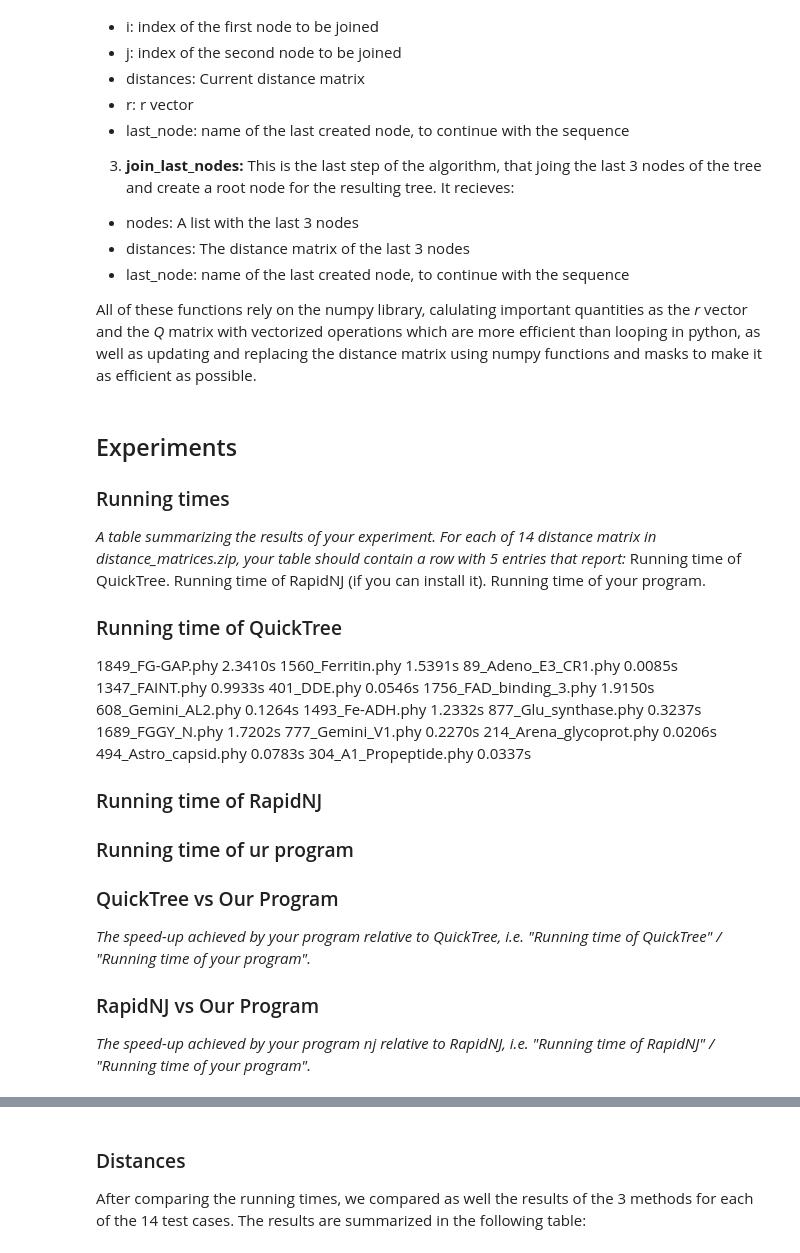
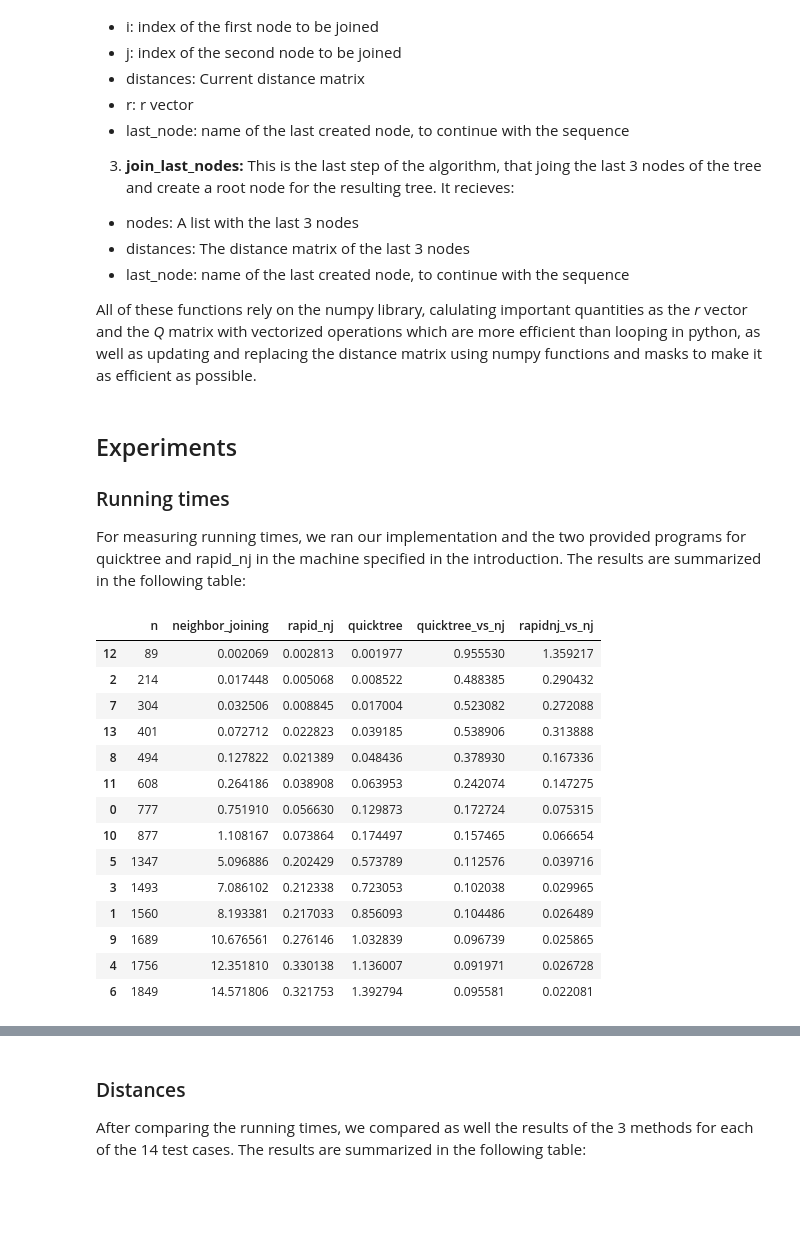
Before and after one commit to IIT25/algorithms_in_bioinformatics_project1, a Jupyter notebook: report.ipynb, the cells around one changed output, grey strips where cells are left out. Cells and saved outputs as stored; diff of their text form; code cells hidden in the pictures; blank space fills up the shorter version.

```diff
--- a/report.ipynb
+++ b/report.ipynb
@@ -77,34 +77,27 @@ All of these functions rely on the numpy library, calulating important quantitie
 
 ### Running times
 
-*A table summarizing the results of your experiment. For each of 14 distance matrix in distance_matrices.zip, your table should contain a row with 5 entries that report:*
-Running time of QuickTree.
-Running time of RapidNJ (if you can install it).
-Running time of your program.
-
-### Running time of QuickTree
-
-1849_FG-GAP.phy 2.3410s
-1560_Ferritin.phy 1.5391s
-89_Adeno_E3_CR1.phy 0.0085s
-1347_FAINT.phy 0.9933s
-401_DDE.phy 0.0546s
-1756_FAD_binding_3.phy 1.9150s
-608_Gemini_AL2.phy 0.1264s
-1493_Fe-ADH.phy 1.2332s
-877_Glu_synthase.phy 0.3237s
-1689_FGGY_N.phy 1.7202s
-777_Gemini_V1.phy 0.2270s
-214_Arena_glycoprot.phy 0.0206s
-494_Astro_capsid.phy 0.0783s
-304_A1_Propeptide.phy 0.0337s
-
-### Running time of RapidNJ
-
-### Running time of ur program
-
-### QuickTree vs Our Program
-*The speed-up achieved by your program relative to QuickTree, i.e. "Running time of QuickTree" / "Running time of your program".*
-
-### RapidNJ vs Our Program
-*The speed-up achieved by your program nj relative to RapidNJ, i.e. "Running time of RapidNJ" / "Running time of your program".*
+For measuring running times, we ran our implementation and the two provided programs for quicktree and rapid_nj in the machine specified in the introduction. The results are summarized in the following table:
+# %%
+import pandas as pd
+times = pd.read_csv("time_experiments_results.csv", index_col = 0)
+times = times.sort_values("n")
+times['quicktree_vs_nj'] = times['quicktree'] / times['neighbor_joining']
+times['rapidnj_vs_nj'] = times['rapid_nj'] / times['neighbor_joining']
+times
+# %% [output]
+|  | n | neighbor_joining | rapid_nj | quicktree | quicktree_vs_nj | rapidnj_vs_nj |
+| 12 | 89 | 0.002069 | 0.002813 | 0.001977 | 0.955530 | 1.359217 |
+| 2 | 214 | 0.017448 | 0.005068 | 0.008522 | 0.488385 | 0.290432 |
+| 7 | 304 | 0.032506 | 0.008845 | 0.017004 | 0.523082 | 0.272088 |
+| 13 | 401 | 0.072712 | 0.022823 | 0.039185 | 0.538906 | 0.313888 |
+| 8 | 494 | 0.127822 | 0.021389 | 0.048436 | 0.378930 | 0.167336 |
+| 11 | 608 | 0.264186 | 0.038908 | 0.063953 | 0.242074 | 0.147275 |
+| 0 | 777 | 0.751910 | 0.056630 | 0.129873 | 0.172724 | 0.075315 |
+| 10 | 877 | 1.108167 | 0.073864 | 0.174497 | 0.157465 | 0.066654 |
+| 5 | 1347 | 5.096886 | 0.202429 | 0.573789 | 0.112576 | 0.039716 |
+| 3 | 1493 | 7.086102 | 0.212338 | 0.723053 | 0.102038 | 0.029965 |
+| 1 | 1560 | 8.193381 | 0.217033 | 0.856093 | 0.104486 | 0.026489 |
+| 9 | 1689 | 10.676561 | 0.276146 | 1.032839 | 0.096739 | 0.025865 |
+| 4 | 1756 | 12.351810 | 0.330138 | 1.136007 | 0.091971 | 0.026728 |
+| 6 | 1849 | 14.571806 | 0.321753 | 1.392794 | 0.095581 | 0.022081 |
```
Also changed, not shown: parts of 5 cells of this notebook.
